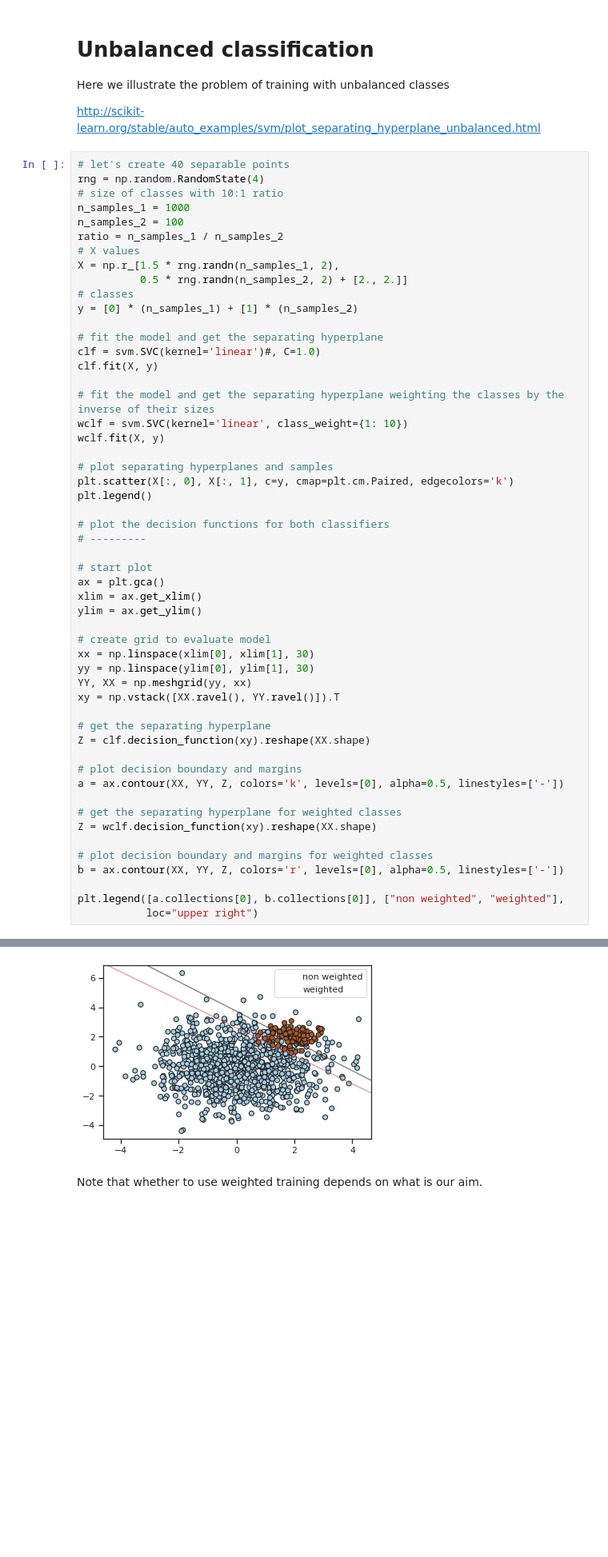
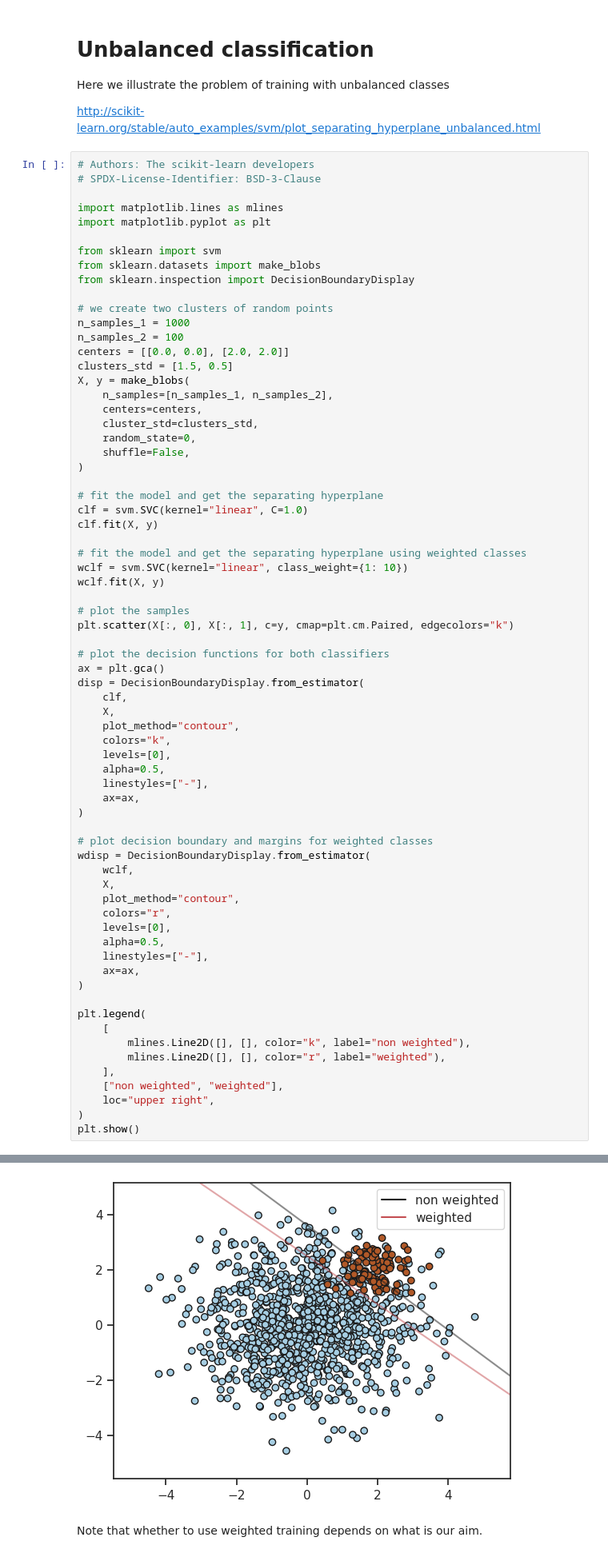
Before and after one commit to fforster/AS4501, a Jupyter notebook: ML_supervised/Classification_FF_AS4501.ipynb, the cells around one changed output, grey strips where cells are left out. Shown at 80% size. Saved outputs shown, nothing was run; the diff lists cells and outputs as text; blank space fills up the shorter version.

Commit message:
Fixed matplotlib inline problems, updated example using Claude

```diff
--- a/ML_supervised/Classification_FF_AS4501.ipynb
+++ b/ML_supervised/Classification_FF_AS4501.ipynb
@@ -1311,56 +1324,72 @@ Here we illustrate the problem of training with unbalanced classes
 
 http://scikit-learn.org/stable/auto_examples/svm/plot_separating_hyperplane_unbalanced.html
 # %%
-# let's create 40 separable points
-rng = np.random.RandomState(4)
-# size of classes with 10:1 ratio
+# Authors: The scikit-learn developers
+# SPDX-License-Identifier: BSD-3-Clause
+
+import matplotlib.lines as mlines
+import matplotlib.pyplot as plt
+
+from sklearn import svm
+from sklearn.datasets import make_blobs
+from sklearn.inspection import DecisionBoundaryDisplay
+
+# we create two clusters of random points
 n_samples_1 = 1000
 n_samples_2 = 100
-ratio = n_samples_1 / n_samples_2
-# X values
-X = np.r_[1.5 * rng.randn(n_samples_1, 2),
-          0.5 * rng.randn(n_samples_2, 2) + [2., 2.]]
-# classes
-y = [0] * (n_samples_1) + [1] * (n_samples_2)
+centers = [[0.0, 0.0], [2.0, 2.0]]
+clusters_std = [1.5, 0.5]
+X, y = make_blobs(
+    n_samples=[n_samples_1, n_samples_2],
+    centers=centers,
+    cluster_std=clusters_std,
+    random_state=0,
+    shuffle=False,
+)
 
 # fit the model and get the separating hyperplane
-clf = svm.SVC(kernel='linear')#, C=1.0)
+clf = svm.SVC(kernel="linear", C=1.0)
 clf.fit(X, y)
 
-# fit the model and get the separating hyperplane weighting the classes by the inverse of their sizes
-wclf = svm.SVC(kernel='linear', class_weight={1: 10})
+# fit the model and get the separating hyperplane using weighted classes
+wclf = svm.SVC(kernel="linear", class_weight={1: 10})
 wclf.fit(X, y)
 
-# plot separating hyperplanes and samples
-plt.scatter(X[:, 0], X[:, 1], c=y, cmap=plt.cm.Paired, edgecolors='k')
-plt.legend()
+# plot the samples
+plt.scatter(X[:, 0], X[:, 1], c=y, cmap=plt.cm.Paired, edgecolors="k")
 
 # plot the decision functions for both classifiers
-# ---------
-
-# start plot
 ax = plt.gca()
-xlim = ax.get_xlim()
-ylim = ax.get_ylim()
-
-# create grid to evaluate model
-xx = np.linspace(xlim[0], xlim[1], 30)
-yy = np.linspace(ylim[0], ylim[1], 30)
-YY, XX = np.meshgrid(yy, xx)
-xy = np.vstack([XX.ravel(), YY.ravel()]).T
-
-# get the separating hyperplane
-Z = clf.decision_function(xy).reshape(XX.shape)
-
-# plot decision boundary and margins
-a = ax.contour(XX, YY, Z, colors='k', levels=[0], alpha=0.5, linestyles=['-'])
-
-# get the separating hyperplane for weighted classes
-Z = wclf.decision_function(xy).reshape(XX.shape)
+disp = DecisionBoundaryDisplay.from_estimator(
+    clf,
+    X,
+    plot_method="contour",
+    colors="k",
+    levels=[0],
+    alpha=0.5,
+    linestyles=["-"],
+    ax=ax,
+)
 
 # plot decision boundary and margins for weighted classes
-b = ax.contour(XX, YY, Z, colors='r', levels=[0], alpha=0.5, linestyles=['-'])
+wdisp = DecisionBoundaryDisplay.from_estimator(
+    wclf,
+    X,
+    plot_method="contour",
+    colors="r",
+    levels=[0],
+    alpha=0.5,
+    linestyles=["-"],
+    ax=ax,
+)
 
-plt.legend([a.collections[0], b.collections[0]], ["non weighted", "weighted"],
-           loc="upper right")
+plt.legend(
+    [
+        mlines.Line2D([], [], color="k", label="non weighted"),
+        mlines.Line2D([], [], color="r", label="weighted"),
+    ],
+    ["non weighted", "weighted"],
+    loc="upper right",
+)
+plt.show()
 # %% [output]
@@ -1369,4 +1396,4 @@ No artists with labels found to put in legend.  Note that artists whose label st
-[figure, old version]
+[figure, new version]
 # %% [markdown]
 Note that whether to use weighted training depends on what is our aim.
 # %% [markdown]
```
Also changed, not shown: parts of 25 cells of this notebook.
